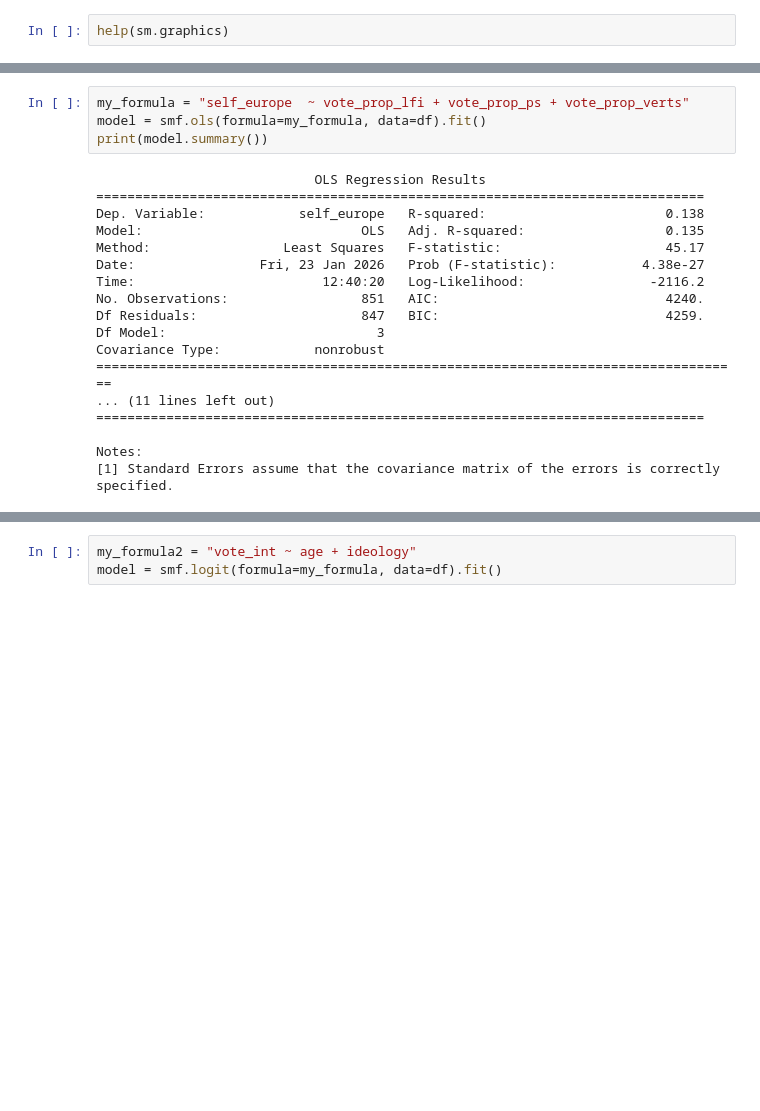
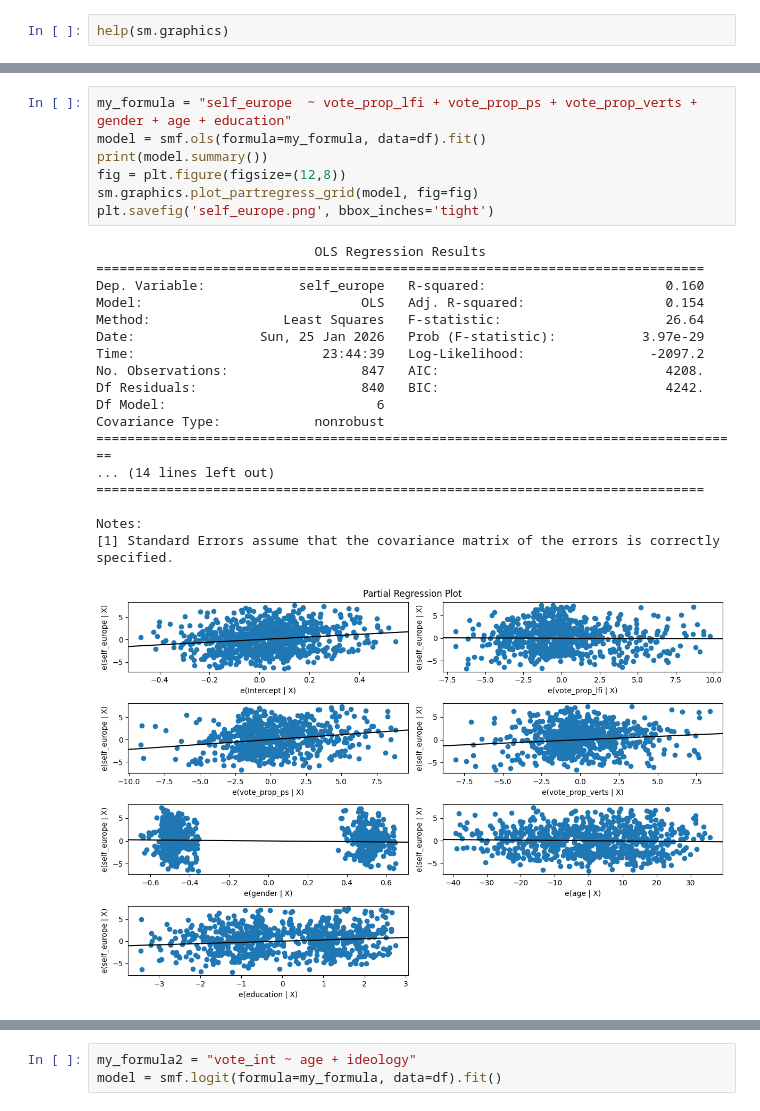
Before and after one commit to ametoGiscarddEstaing/data-science-stuff, a Jupyter notebook: EES.ipynb, the cells around one changed output, grey strips where cells are left out. Drawn from its saved outputs; the diff is of its cells as text; blank space fills up the shorter version.

```diff
--- a/EES.ipynb
+++ b/EES.ipynb
@@ -306,23 +155,27 @@ plt.savefig('ukraine.png', bbox_inches='tight')
 # %%
-my_formula = "self_europe  ~ vote_prop_lfi + vote_prop_ps + vote_prop_verts"
+my_formula = "self_europe  ~ vote_prop_lfi + vote_prop_ps + vote_prop_verts + gender + age + education"
 model = smf.ols(formula=my_formula, data=df).fit()
 print(model.summary())
+fig = plt.figure(figsize=(12,8))
+sm.graphics.plot_partregress_grid(model, fig=fig)
+plt.savefig('self_europe.png', bbox_inches='tight')
 # %% [output]
                             OLS Regression Results
 ==============================================================================
-Dep. Variable:            self_europe   R-squared:                       0.138
-Model:                            OLS   Adj. R-squared:                  0.135
-Method:                 Least Squares   F-statistic:                     45.17
-Date:                Fri, 23 Jan 2026   Prob (F-statistic):           4.38e-27
-Time:                        12:40:20   Log-Likelihood:                -2116.2
-No. Observations:                 851   AIC:                             4240.
-Df Residuals:                     847   BIC:                             4259.
-Df Model:                           3
+Dep. Variable:            self_europe   R-squared:                       0.160
+Model:                            OLS   Adj. R-squared:                  0.154
+Method:                 Least Squares   F-statistic:                     26.64
+Date:                Sun, 25 Jan 2026   Prob (F-statistic):           3.97e-29
+Time:                        23:44:39   Log-Likelihood:                -2097.2
+No. Observations:                 847   AIC:                             4208.
+Df Residuals:                     840   BIC:                             4242.
+Df Model:                           6
 Covariance Type:            nonrobust
 ===================================================================================
-... (11 lines left out)
+... (14 lines left out)
 ==============================================================================
 
 Notes:
 [1] Standard Errors assume that the covariance matrix of the errors is correctly specified.
+[figure, added]
 # %%
```
Also changed, not shown: parts of 22 cells of this notebook.
